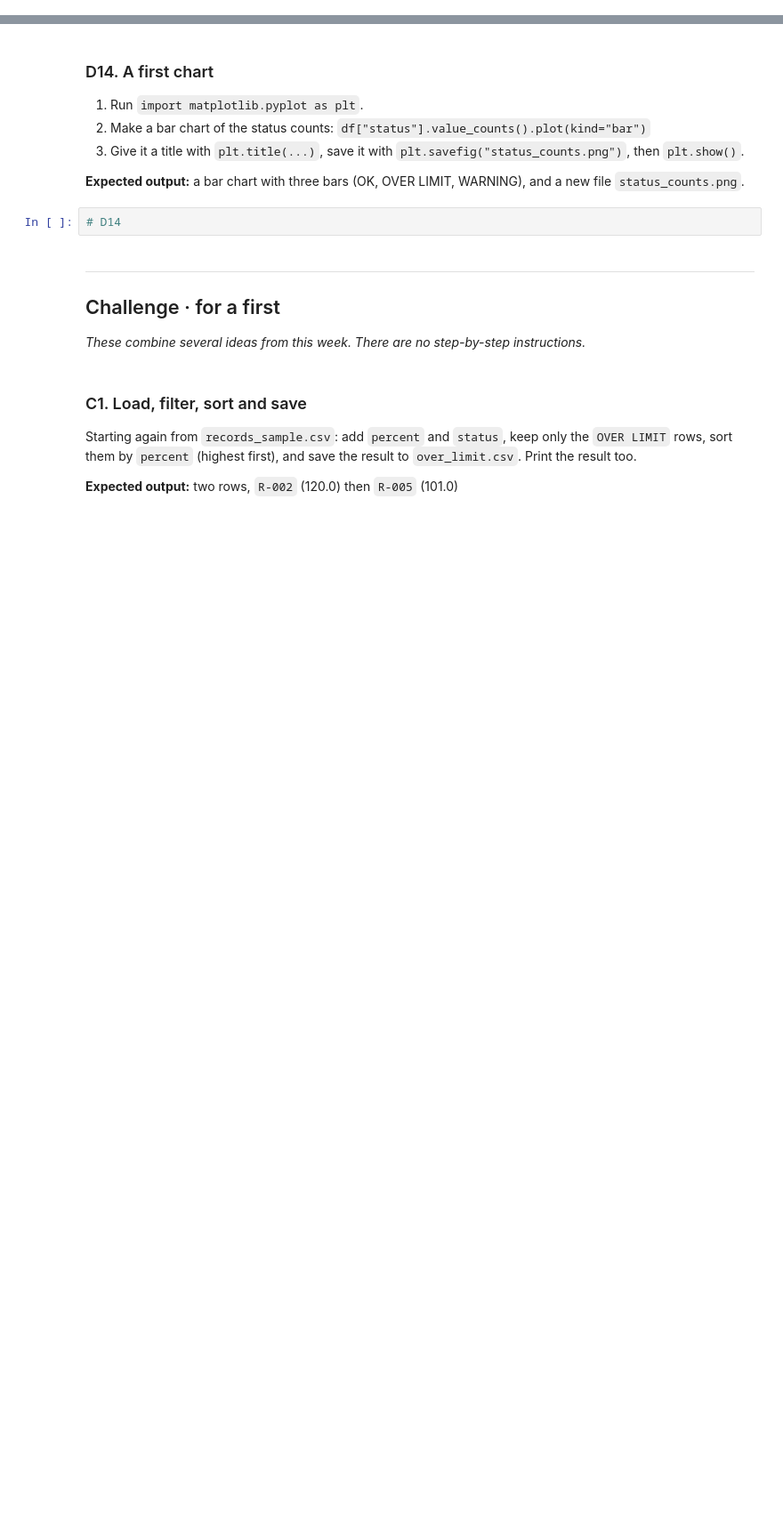
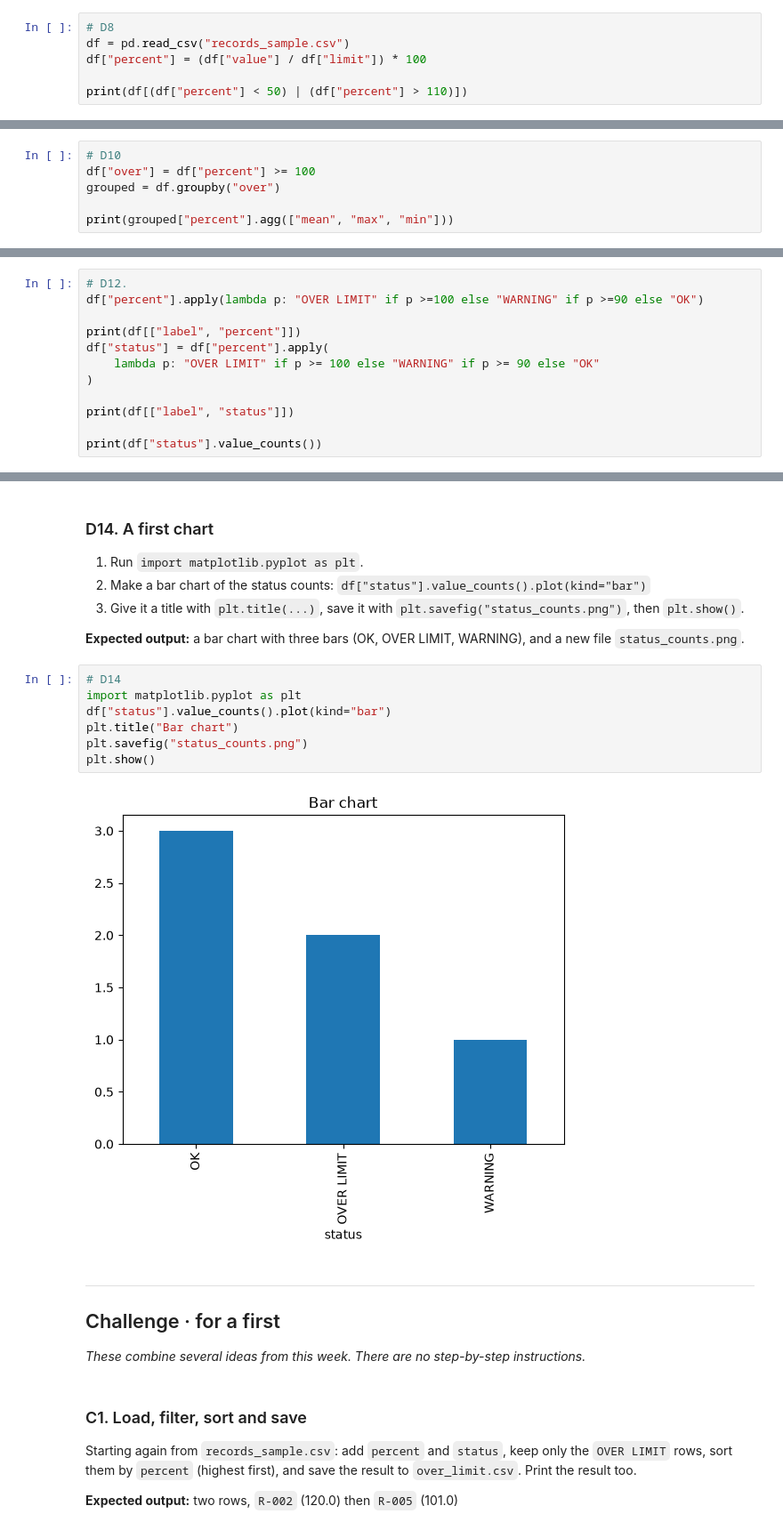
Before and after one commit to Shinman18/CST1510_CW1, a Jupyter notebook: Week 06 - Pandas/LAB/W06_Lab.ipynb, the cells around one changed output, grey strips where cells are left out. Shown at 89% size. Drawn from its saved outputs; the diff is of its cells as text; blank space fills up the shorter version.

```diff
--- a/Week 06 - Pandas/LAB/W06_Lab.ipynb
+++ b/Week 06 - Pandas/LAB/W06_Lab.ipynb
@@ -150,0 +225,6 @@ Add a `percent` column to `df`: `(value / limit) * 100`. Print `df`.
+# %%
+# D8
+df = pd.read_csv("records_sample.csv")
+df["percent"] = (df["value"] / df["limit"]) * 100
+
+print(df[(df["percent"] < 50) | (df["percent"] > 110)])
@@ -179,0 +271,6 @@ then `False` 4 and `True` 2.
+# %%
+# D10
+df["over"] = df["percent"] >= 100
+grouped = df.groupby("over")
+
+print(grouped["percent"].agg(["mean", "max", "min"]))
@@ -204,0 +314,12 @@ then `False` 4 and `True` 2.
+# %%
+# D12.
+df["percent"].apply(lambda p: "OVER LIMIT" if p >=100 else "WARNING" if p >=90 else "OK")
+
+print(df[["label", "percent"]])
+df["status"] = df["percent"].apply(
+    lambda p: "OVER LIMIT" if p >= 100 else "WARNING" if p >= 90 else "OK"
+)
+
+print(df[["label", "status"]])
+
+print(df["status"].value_counts())
@@ -220,8 +373,15 @@ then `False` 4 and `True` 2.
 3. Give it a title with `plt.title(...)`, save it with `plt.savefig("status_counts.png")`, then `plt.show()`.
 
 **Expected output:** a bar chart with three bars (OK, OVER LIMIT, WARNING), and a new file `status_counts.png`.
-# %%
-# D14
+# %%
+# D14
+import matplotlib.pyplot as plt
+df["status"].value_counts().plot(kind="bar")
+plt.title("Bar chart")
+plt.savefig("status_counts.png")
+plt.show()
+# %% [output]
+[figure, added]
 # %% [markdown]
 ---
 ## Challenge · for a first
```
Also changed, not shown: parts of 30 cells of this notebook, 5 other files.
